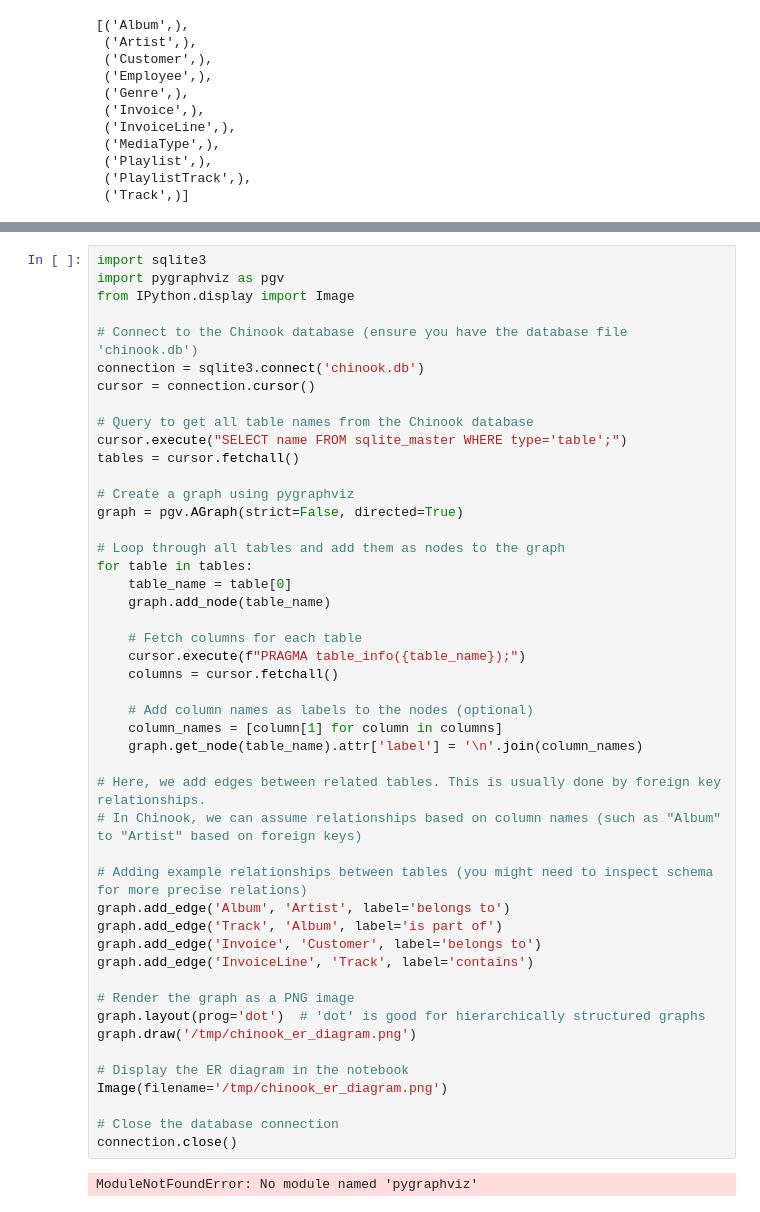
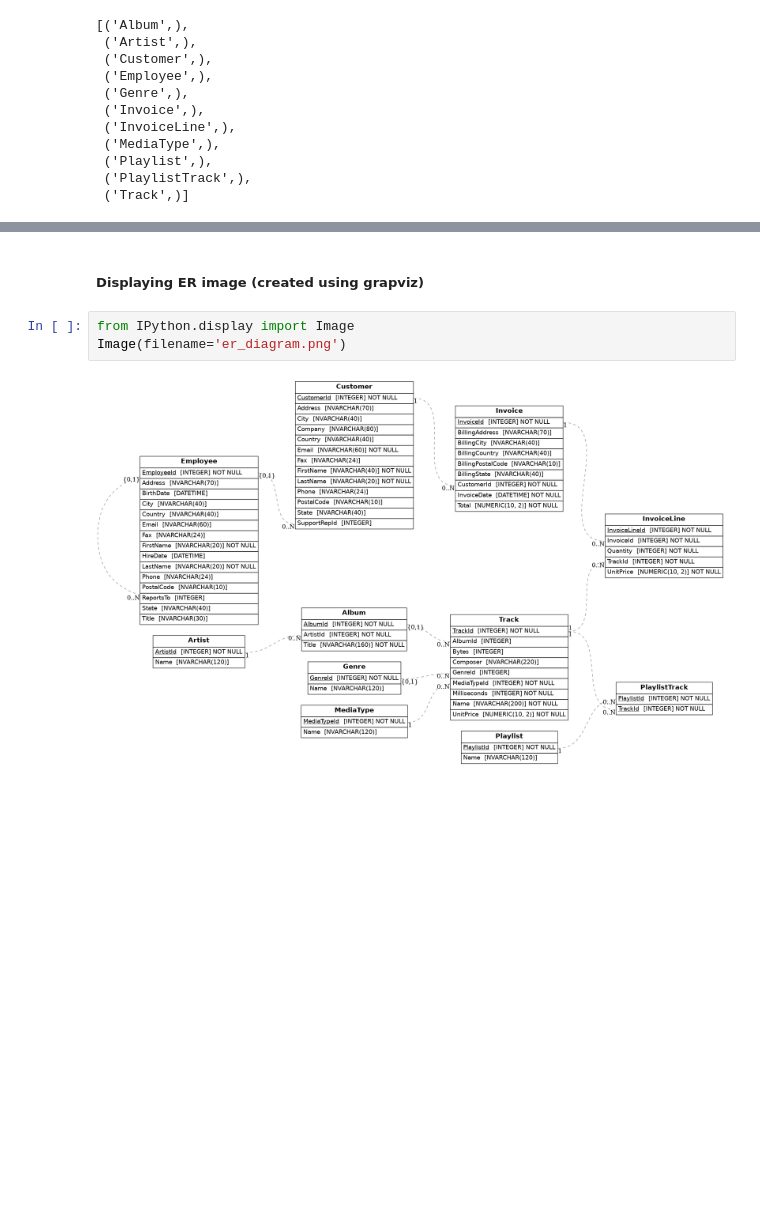
Before and after one commit to Sruthi-s2/advanced-database, a Jupyter notebook: Homework4/chinook_database.ipynb, the cells around one changed output, grey strips where cells are left out. Saved outputs shown, nothing was run; the diff lists cells and outputs as text; blank space fills up the shorter version.

Commit message:
done untill er diagram

```diff
--- a/Homework4/chinook_database.ipynb
+++ b/Homework4/chinook_database.ipynb
@@ -75,49 +30,7 @@ ERROR: ERROR: Failed to build installable wheels for some pyproject.toml based p
-# %%
-import sqlite3
-import pygraphviz as pgv
-from IPython.display import Image
-
-# Connect to the Chinook database (ensure you have the database file 'chinook.db')
-connection = sqlite3.connect('chinook.db')
-cursor = connection.cursor()
-
-# Query to get all table names from the Chinook database
-cursor.execute("SELECT name FROM sqlite_master WHERE type='table';")
-tables = cursor.fetchall()
-
-# Create a graph using pygraphviz
-graph = pgv.AGraph(strict=False, directed=True)
-
-# Loop through all tables and add them as nodes to the graph
-for table in tables:
-    table_name = table[0]
-    graph.add_node(table_name)
-
-    # Fetch columns for each table
-    cursor.execute(f"PRAGMA table_info({table_name});")
-    columns = cursor.fetchall()
-
-    # Add column names as labels to the nodes (optional)
-    column_names = [column[1] for column in columns]
-    graph.get_node(table_name).attr['label'] = '\n'.join(column_names)
-
-# Here, we add edges between related tables. This is usually done by foreign key relationships.
-# In Chinook, we can assume relationships based on column names (such as "Album" to "Artist" based on foreign keys)
-
-# Adding example relationships between tables (you might need to inspect schema for more precise relations)
-graph.add_edge('Album', 'Artist', label='belongs to')
-graph.add_edge('Track', 'Album', label='is part of')
-graph.add_edge('Invoice', 'Customer', label='belongs to')
-graph.add_edge('InvoiceLine', 'Track', label='contains')
-
-# Render the graph as a PNG image
-graph.layout(prog='dot')  # 'dot' is good for hierarchically structured graphs
-graph.draw('/tmp/chinook_er_diagram.png')
-
-# Display the ER diagram in the notebook
-Image(filename='/tmp/chinook_er_diagram.png')
-
-# Close the database connection
-connection.close()
-# %% [output]
-ModuleNotFoundError: No module named 'pygraphviz'
+# %% [markdown]
+##### Displaying ER image (created using grapviz)
+# %%
+from IPython.display import Image
+Image(filename='er_diagram.png')
+# %% [output]
+[figure, added]
```
Also changed, not shown: parts of 5 cells of this notebook, 1 other file.
